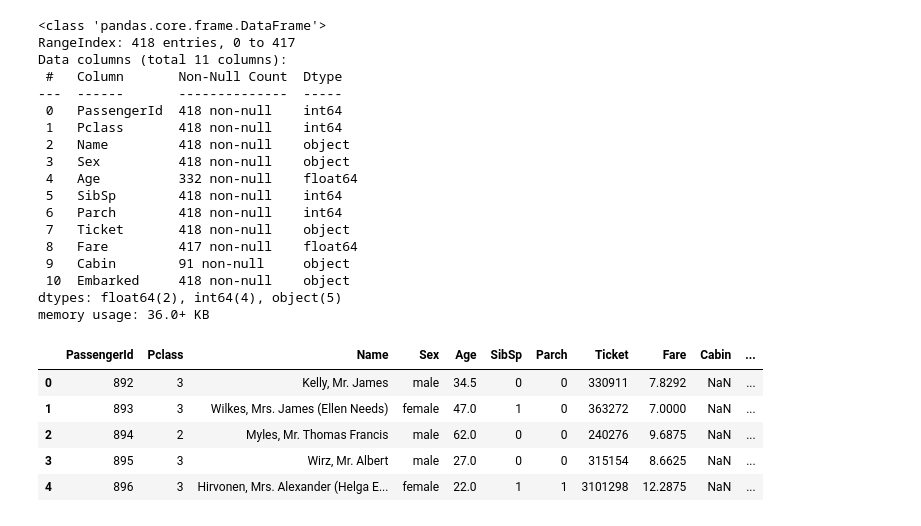
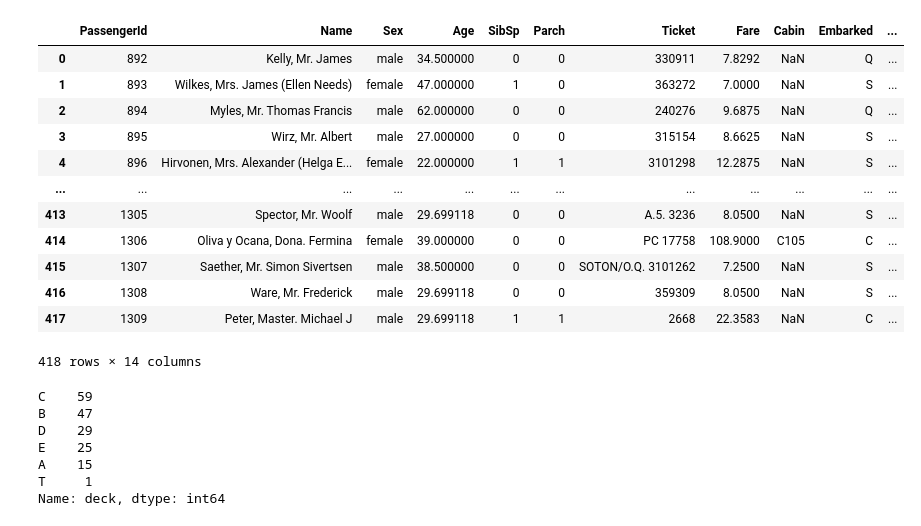
Before and after one commit to suyeon-K/Data-Analysis, a Jupyter notebook: titanic.ipynb, the cells around one changed output. Saved outputs shown, nothing was run; the diff lists cells and outputs as text; code cells hidden in the pictures.

Commit message:
study how to do data preprocessing exercise data preprocessing with titanic dataset

```diff
--- a/titanic.ipynb
+++ b/titanic.ipynb
@@ -37,32 +118,45 @@ train.head()
+# %%
+# Age 결측값 채우기
+train["Age"].fillna(train["Age"].mean() , inplace=True)
+test["Age"].fillna(train["Age"].mean() , inplace=True)
+# %%
+# fare : 탑승료
+test['Fare'].fillna(0,inplace=True)
+# %%
+# Cabin에서 deck 뽑아오기
+
+def get_deck(x):
+    rooms = str(x).split()
+    return rooms[0][:1]
+
+train["deck"] = train["Cabin"].apply(get_deck)
+train["deck"] = train['deck'].replace("n",np.NaN)
+
+test["deck"] = test["Cabin"].apply(get_deck)
+test["deck"] = test['deck'].replace("n",np.NaN)
 # %%
-test.info()
+test
 # %% [output]
+|  | PassengerId | Name | Sex | Age | SibSp | Parch | Ticket | Fare | Cabin | Embarked | ... |
+| 0 | 892 | Kelly, Mr. James | male | 34.500000 | 0 | 0 | 330911 | 7.8292 | NaN | Q | ... |
+| 1 | 893 | Wilkes, Mrs. James (Ellen Needs) | female | 47.000000 | 1 | 0 | 363272 | 7.0000 | NaN | S | ... |
+| 2 | 894 | Myles, Mr. Thomas Francis | male | 62.000000 | 0 | 0 | 240276 | 9.6875 | NaN | Q | ... |
+| 3 | 895 | Wirz, Mr. Albert | male | 27.000000 | 0 | 0 | 315154 | 8.6625 | NaN | S | ... |
+| 4 | 896 | Hirvonen, Mrs. Alexander (Helga E... | female | 22.000000 | 1 | 1 | 3101298 | 12.2875 | NaN | S | ... |
+| ... | ... | ... | ... | ... | ... | ... | ... | ... | ... | ... | ... |
+| 413 | 1305 | Spector, Mr. Woolf | male | 29.699118 | 0 | 0 | A.5. 3236 | 8.0500 | NaN | S | ... |
+| 414 | 1306 | Oliva y Ocana, Dona. Fermina | female | 39.000000 | 0 | 0 | PC 17758 | 108.9000 | C105 | C | ... |
+| 415 | 1307 | Saether, Mr. Simon Sivertsen | male | 38.500000 | 0 | 0 | SOTON/O.Q. 3101262 | 7.2500 | NaN | S | ... |
+| 416 | 1308 | Ware, Mr. Frederick | male | 29.699118 | 0 | 0 | 359309 | 8.0500 | NaN | S | ... |
+| 417 | 1309 | Peter, Master. Michael J | male | 29.699118 | 1 | 1 | 2668 | 22.3583 | NaN | C | ... |
-<class 'pandas.core.frame.DataFrame'>
-RangeIndex: 418 entries, 0 to 417
-Data columns (total 11 columns):
- #   Column       Non-Null Count  Dtype
----  ------       --------------  -----
- 0   PassengerId  418 non-null    int64
- 1   Pclass       418 non-null    int64
- 2   Name         418 non-null    object
- 3   Sex          418 non-null    object
- 4   Age          332 non-null    float64
- 5   SibSp        418 non-null    int64
- 6   Parch        418 non-null    int64
- 7   Ticket       418 non-null    object
- 8   Fare         417 non-null    float64
- 9   Cabin        91 non-null     object
- 10  Embarked     418 non-null    object
-dtypes: float64(2), int64(4), object(5)
-memory usage: 36.0+ KB
+418 rows × 14 columns
-# %%
-test.head()
-# %% [output]
-|  | PassengerId | Pclass | Name | Sex | Age | SibSp | Parch | Ticket | Fare | Cabin | ... |
-| 0 | 892 | 3 | Kelly, Mr. James | male | 34.5 | 0 | 0 | 330911 | 7.8292 | NaN | ... |
-| 1 | 893 | 3 | Wilkes, Mrs. James (Ellen Needs) | female | 47.0 | 1 | 0 | 363272 | 7.0000 | NaN | ... |
-| 2 | 894 | 2 | Myles, Mr. Thomas Francis | male | 62.0 | 0 | 0 | 240276 | 9.6875 | NaN | ... |
-| 3 | 895 | 3 | Wirz, Mr. Albert | male | 27.0 | 0 | 0 | 315154 | 8.6625 | NaN | ... |
-| 4 | 896 | 3 | Hirvonen, Mrs. Alexander (Helga E... | female | 22.0 | 1 | 1 | 3101298 | 12.2875 | NaN | ... |
 # %%
-train = train.drop(['Cabin'],axis = 1)
+train[train[1]==1]['deck'].value_counts()
+# %% [output]
+C    59
+B    47
+D    29
+E    25
+A    15
+T     1
+Name: deck, dtype: int64
```
Also changed, not shown: parts of 23 cells of this notebook, 1 other file.
